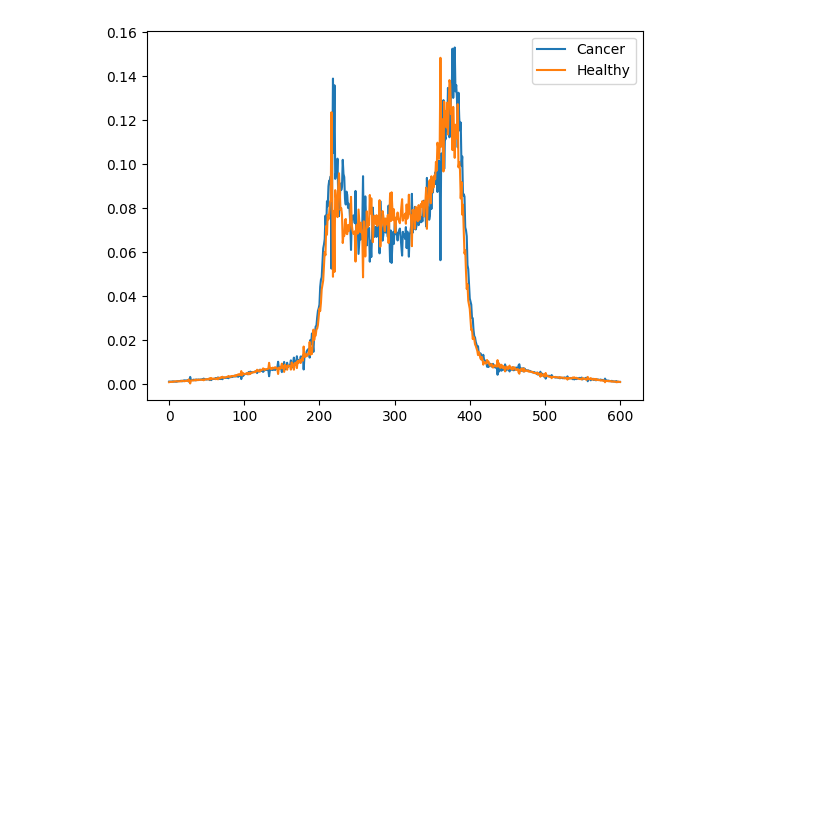
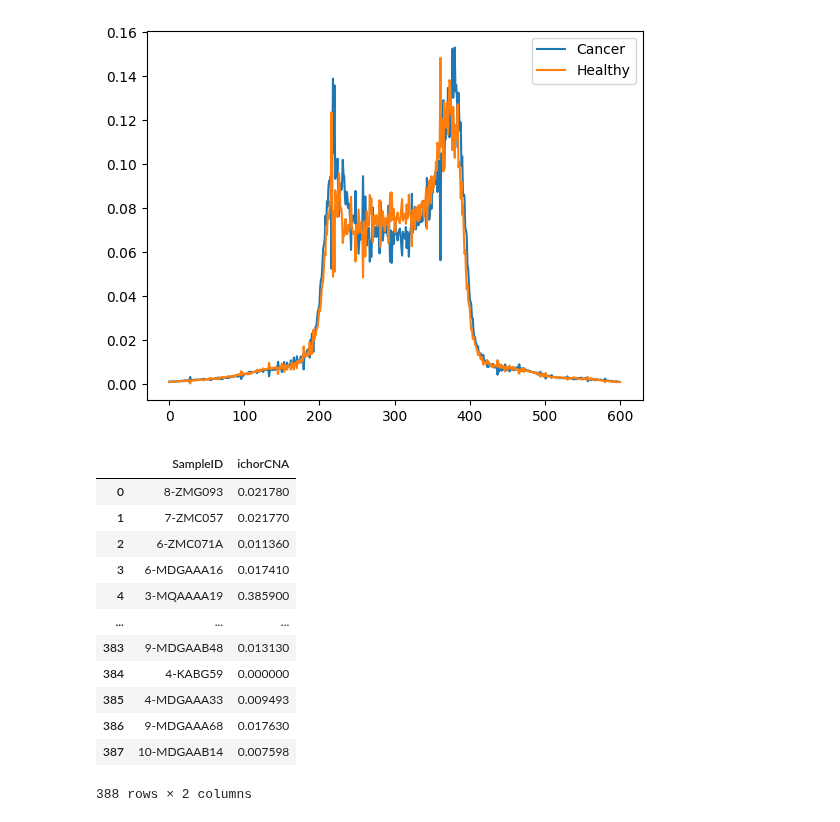
Before and after one commit to hieunguyen4193/gs-mrd, a Jupyter notebook: 01_generate_baseModels_for_a_release.ipynb, the cells around one changed output. Drawn from its saved outputs; the diff is of its cells as text; code cells hidden in the pictures; blank space fills up the shorter version.

```diff
--- a/01_generate_baseModels_for_a_release.ipynb
+++ b/01_generate_baseModels_for_a_release.ipynb
@@ -186,3 +187,19 @@ outputdf = outputdf.merge(metadata, right_on = "SampleID", left_on = "SampleID")
 cutoffdf = outputdf[outputdf["SampleID"].isin(samplelist["Healthy"])][ ["SampleID"] + list(final_features.keys())].set_index("SampleID").max().reset_index()
 cutoffdf.columns = ["feature", "cutoff"]
 cutoffdf.to_csv(f"{path_to_model_files}/cutoff.csv", index = False)
+# %%
+featuredf["IchorCNA"]
+# %% [output]
+|  | SampleID | ichorCNA |
+| 0 | 8-ZMG093 | 0.021780 |
+| 1 | 7-ZMC057 | 0.021770 |
+| 2 | 6-ZMC071A | 0.011360 |
+| 3 | 6-MDGAAA16 | 0.017410 |
+| 4 | 3-MQAAAA19 | 0.385900 |
+| ... | ... | ... |
+| 383 | 9-MDGAAB48 | 0.013130 |
+| 384 | 4-KABG59 | 0.000000 |
+| 385 | 4-MDGAAA33 | 0.009493 |
+| 386 | 9-MDGAAA68 | 0.017630 |
+| 387 | 10-MDGAAB14 | 0.007598 |
+388 rows × 2 columns
```
Also changed, not shown: parts of 1 cell of this notebook.
